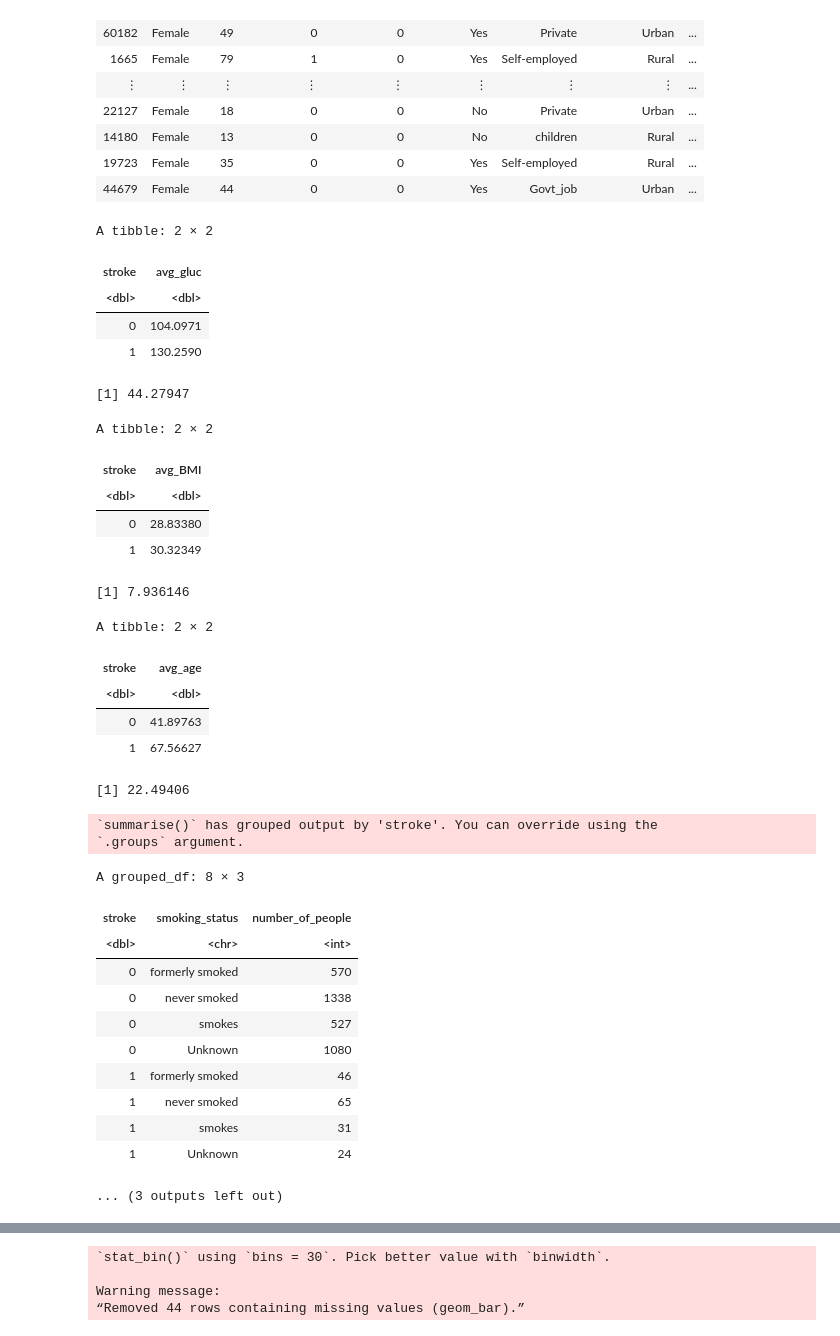
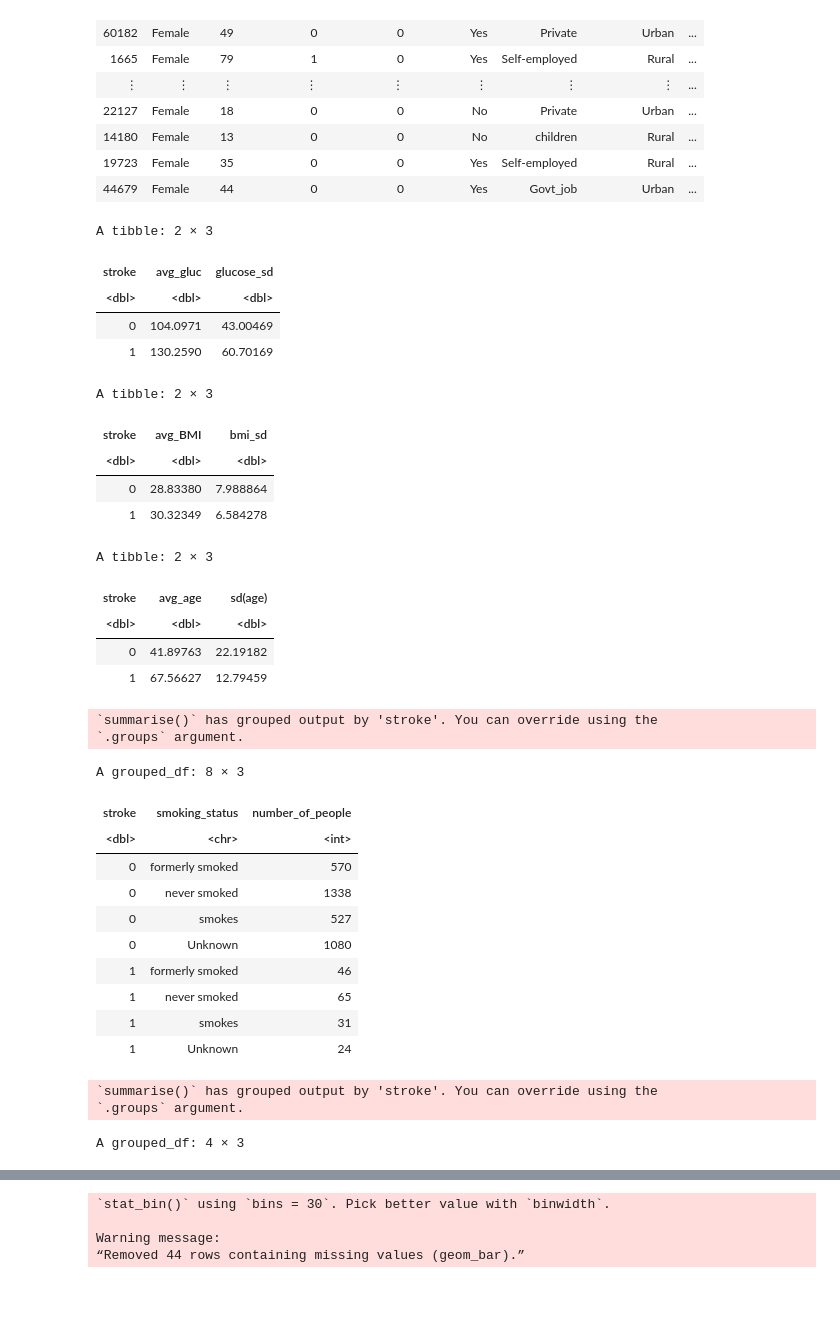
Before and after one commit to ersq/Group-42-Group-Project, a Jupyter notebook: Final Report.ipynb, the cells around one changed output, grey strips where cells are left out. Drawn from its saved outputs; the diff is of its cells as text; code cells hidden in the pictures; blank space fills up the shorter version.

```diff
--- a/Final Report.ipynb
+++ b/Final Report.ipynb
@@ -71,73 +89,63 @@ A tibble: 3681 × 12
 # %%
 #ensures reproducibility
 set.seed(1234)
 
 # the average glucose level of stroke/no stroke
 stroke_train |>
 group_by(stroke) |>
-summarize(avg_gluc = mean(avg_glucose_level))
-
-glucose_sd <- sd(stroke_train$avg_glucose_level)
-glucose_sd
+summarize(avg_gluc = mean(avg_glucose_level), glucose_sd = sd(avg_glucose_level))
 
 # the average bmi of stroke/no stroke
 stroke_train |>
 group_by(stroke) |>
-summarize(avg_BMI = mean(bmi, na.rm = TRUE))
-
-bmi_sd <- sd(stroke_train$bmi)
-bmi_sd
+summarize(avg_BMI = mean(bmi), bmi_sd = sd(bmi))
 
 # the average age of stroke/no stroke
 stroke_train |>
 group_by(stroke) |>
-summarize(avg_age = mean(age))
-
-age_sd <- sd(stroke_train$age)
-age_sd
+summarize(avg_age = mean(age), sd(age))
 
 # the number of people for each smoking status of stroke/no stroke
 stroke_train |>
 group_by(stroke, smoking_status) |>
 summarize(number_of_people = n())
     #will not use smoking_status as a predictor variable; summarized statistics seem to contradict common sense
 
 
 # the number of people with/without heart disease
 stroke_train |>
 group_by(stroke, heart_disease) |>
 summarize(number_of_people = n())
     #will not use heart_disease as a predictor variable; summarized statistics seem to contradict common sense
 # %% [output]
-A tibble: 2 × 2
+A tibble: 2 × 3
-| stroke | avg_gluc |
-| <dbl> | <dbl> |
-| 0 | 104.0971 |
-| 1 | 130.2590 |
+| stroke | avg_gluc | glucose_sd |
+| <dbl> | <dbl> | <dbl> |
+| 0 | 104.0971 | 43.00469 |
+| 1 | 130.2590 | 60.70169 |
-[1] 44.27947
+A tibble: 2 × 3
+| stroke | avg_BMI | bmi_sd |
+| <dbl> | <dbl> | <dbl> |
+| 0 | 28.83380 | 7.988864 |
+| 1 | 30.32349 | 6.584278 |
-A tibble: 2 × 2
+A tibble: 2 × 3
-| stroke | avg_BMI |
-| <dbl> | <dbl> |
-| 0 | 28.83380 |
-| 1 | 30.32349 |
+| stroke | avg_age | sd(age) |
+| <dbl> | <dbl> | <dbl> |
+| 0 | 41.89763 | 22.19182 |
+| 1 | 67.56627 | 12.79459 |
-[1] 7.936146
+`summarise()` has grouped output by 'stroke'. You can override using the
+`.groups` argument.
-A tibble: 2 × 2
+A grouped_df: 8 × 3
-| stroke | avg_age |
-| <dbl> | <dbl> |
-| 0 | 41.89763 |
-| 1 | 67.56627 |
+| stroke | smoking_status | number_of_people |
+| <dbl> | <chr> | <int> |
+| 0 | formerly smoked | 570 |
+| 0 | never smoked | 1338 |
+| 0 | smokes | 527 |
+| 0 | Unknown | 1080 |
+| 1 | formerly smoked | 46 |
+| 1 | never smoked | 65 |
+| 1 | smokes | 31 |
+| 1 | Unknown | 24 |
-[1] 22.49406
+`summarise()` has grouped output by 'stroke'. You can override using the
+`.groups` argument.
-`summarise()` has grouped output by 'stroke'. You can override using the
-`.groups` argument.
+A grouped_df: 4 × 3
-A grouped_df: 8 × 3
-| stroke | smoking_status | number_of_people |
-| <dbl> | <chr> | <int> |
-| 0 | formerly smoked | 570 |
-| 0 | never smoked | 1338 |
-| 0 | smokes | 527 |
-| 0 | Unknown | 1080 |
-| 1 | formerly smoked | 46 |
-| 1 | never smoked | 65 |
-| 1 | smokes | 31 |
-| 1 | Unknown | 24 |
-... (3 outputs left out)
```
Also changed, not shown: parts of 2 cells of this notebook.
